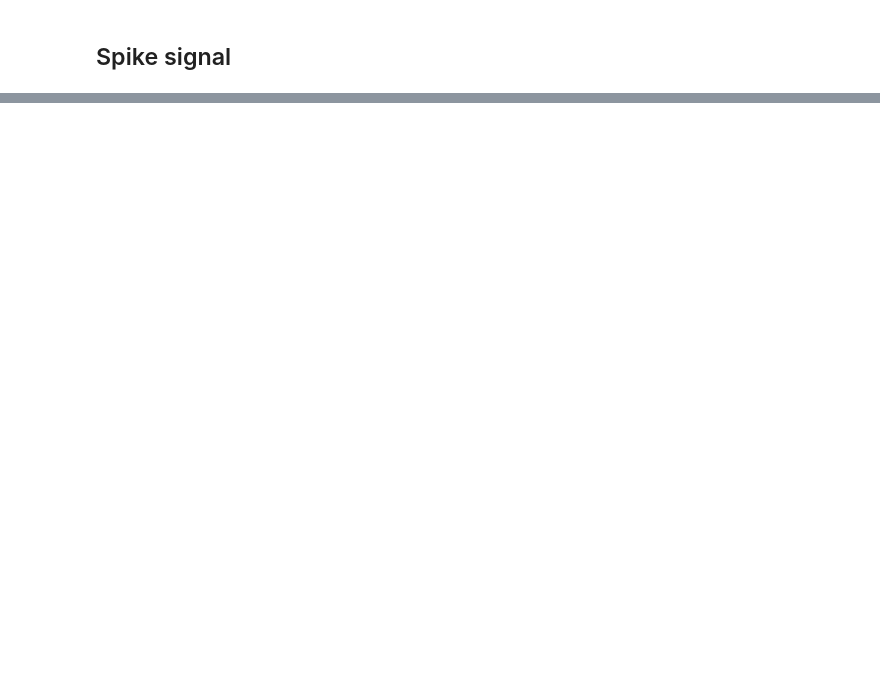
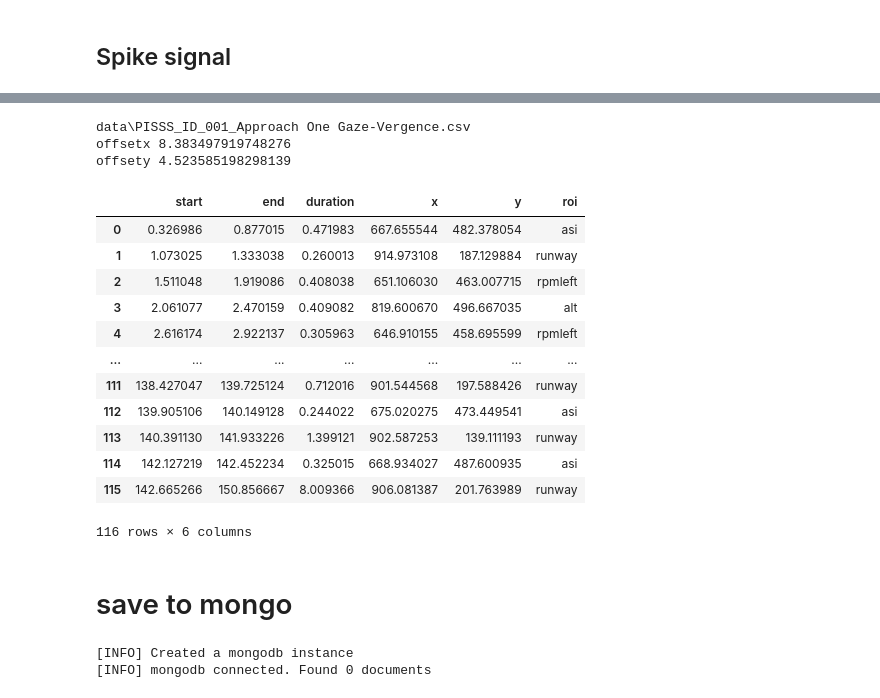
Before and after one commit to habom2310/eye-tracking-in-aviation, a Jupyter notebook: Pair transitions.ipynb, the cells around one changed output, grey strips where cells are left out. Saved outputs shown, nothing was run; the diff lists cells and outputs as text; code cells hidden in the pictures; blank space fills up the shorter version.

```diff
--- a/Pair transitions.ipynb
+++ b/Pair transitions.ipynb
@@ -565,0 +502,29 @@ a[4][0]
+# %%
+
+df_fixation = run_one_data(csv_files_one[0])
+roi = get_fixation_sequences(df_fixation)
+df_fixation["roi"] = roi
+df_fixation = merge_consecutive_fixations_in_same_roi(df_fixation)
+transitions = df_fixation["roi"]
+# %% [output]
+data\PISSS_ID_001_Approach One Gaze-Vergence.csv
+offsetx 8.383497919748276
+offsety 4.523585198298139
+# %%
+df_fixation
+# %% [output]
+|  | start | end | duration | x | y | roi |
+| 0 | 0.326986 | 0.877015 | 0.471983 | 667.655544 | 482.378054 | asi |
+| 1 | 1.073025 | 1.333038 | 0.260013 | 914.973108 | 187.129884 | runway |
+| 2 | 1.511048 | 1.919086 | 0.408038 | 651.106030 | 463.007715 | rpmleft |
+| 3 | 2.061077 | 2.470159 | 0.409082 | 819.600670 | 496.667035 | alt |
+| 4 | 2.616174 | 2.922137 | 0.305963 | 646.910155 | 458.695599 | rpmleft |
+| ... | ... | ... | ... | ... | ... | ... |
+| 111 | 138.427047 | 139.725124 | 0.712016 | 901.544568 | 197.588426 | runway |
+| 112 | 139.905106 | 140.149128 | 0.244022 | 675.020275 | 473.449541 | asi |
+| 113 | 140.391130 | 141.933226 | 1.399121 | 902.587253 | 139.111193 | runway |
+| 114 | 142.127219 | 142.452234 | 0.325015 | 668.934027 | 487.600935 | asi |
+| 115 | 142.665266 | 150.856667 | 8.009366 | 906.081387 | 201.763989 | runway |
+116 rows × 6 columns
+# %% [markdown]
+# save to mongo
@@ -565,0 +557,7 @@ a[4][0]
+# %%
+mongo = Mongo_connection()
+mongo.connect()
+documents = mongo.find_all()
+# %% [output]
+[INFO] Created a mongodb instance
+[INFO] mongodb connected. Found 0 documents
```
Also changed, not shown: parts of 23 cells of this notebook, 21 other files.
